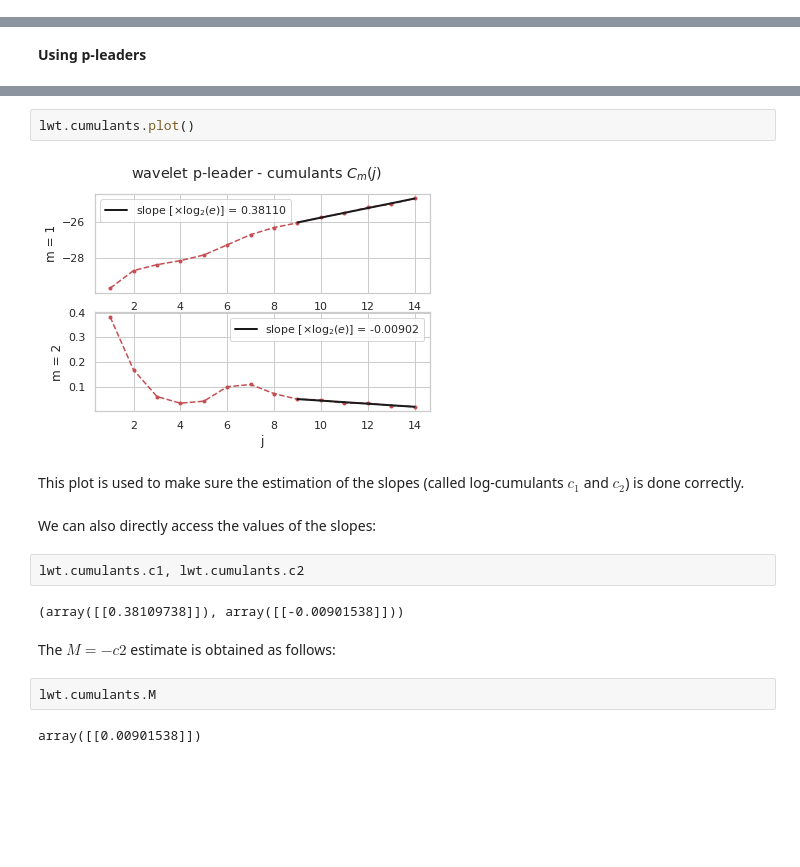
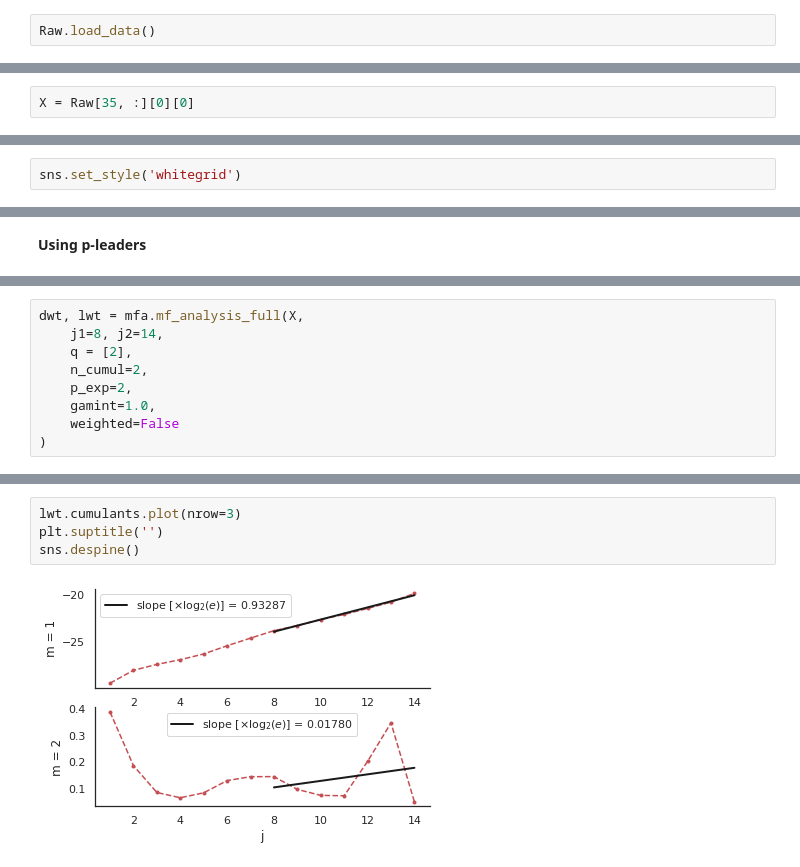
Before and after one commit to neurospin/pymultifracs, a Jupyter notebook: examples/Demo-real.ipynb, the cells around one changed output, grey strips where cells are left out. Cells and saved outputs as stored; diff of their text form; blank space fills up the shorter version.

Commit message:
Finished bivariate analysis

```diff
--- a/examples/Demo-real.ipynb
+++ b/examples/Demo-real.ipynb
@@ -18,0 +49,2 @@ with open('signal.npy', 'rb') as f:
+# %%
+Raw.load_data()
@@ -19 +58,3 @@ with open('signal.npy', 'rb') as f:
+# %%
+X = Raw[35, :][0][0]
 # %%
@@ -32,6 +78,8 @@ Display the Power Spectral Density of the signal, computed using wavelet and Fou
 import pymultifracs.psd as psd
 
 fs = 2000
+# %%
+sns.set_style('whitegrid')
 # %%
 psd.plot_psd(X, fs, n_fft=1024)
 plt.xlim((-4, 9))
@@ -149,0 +208,9 @@ Plotting the cumulant functions is done as below:
+# %%
+dwt, lwt = mfa.mf_analysis_full(X,
+    j1=8, j2=14,
+    q = [2],
+    n_cumul=2,
+    p_exp=2,
+    gamint=1.0,
+    weighted=False
+)
@@ -150,18 +227,6 @@ Plotting the cumulant functions is done as below:
 # %%
-lwt.cumulants.plot()
+lwt.cumulants.plot(nrow=3)
+plt.suptitle('')
+sns.despine()
 # %% [output]
-[figure, old version]
+[figure, new version]
-# %% [markdown]
-This plot is used to make sure the estimation of the slopes (called log-cumulants $c_1$ and $c_2$) is done correctly.
-# %% [markdown]
-We can also directly access the values of the slopes:
-# %%
-lwt.cumulants.c1, lwt.cumulants.c2
-# %% [output]
-(array([[0.38109738]]), array([[-0.00901538]]))
-# %% [markdown]
-The $M = -c2$ estimate is obtained as follows:
-# %%
-lwt.cumulants.M
-# %% [output]
-array([[0.00901538]])
```
Also changed, not shown: parts of 78 cells of this notebook, 9 other files.
